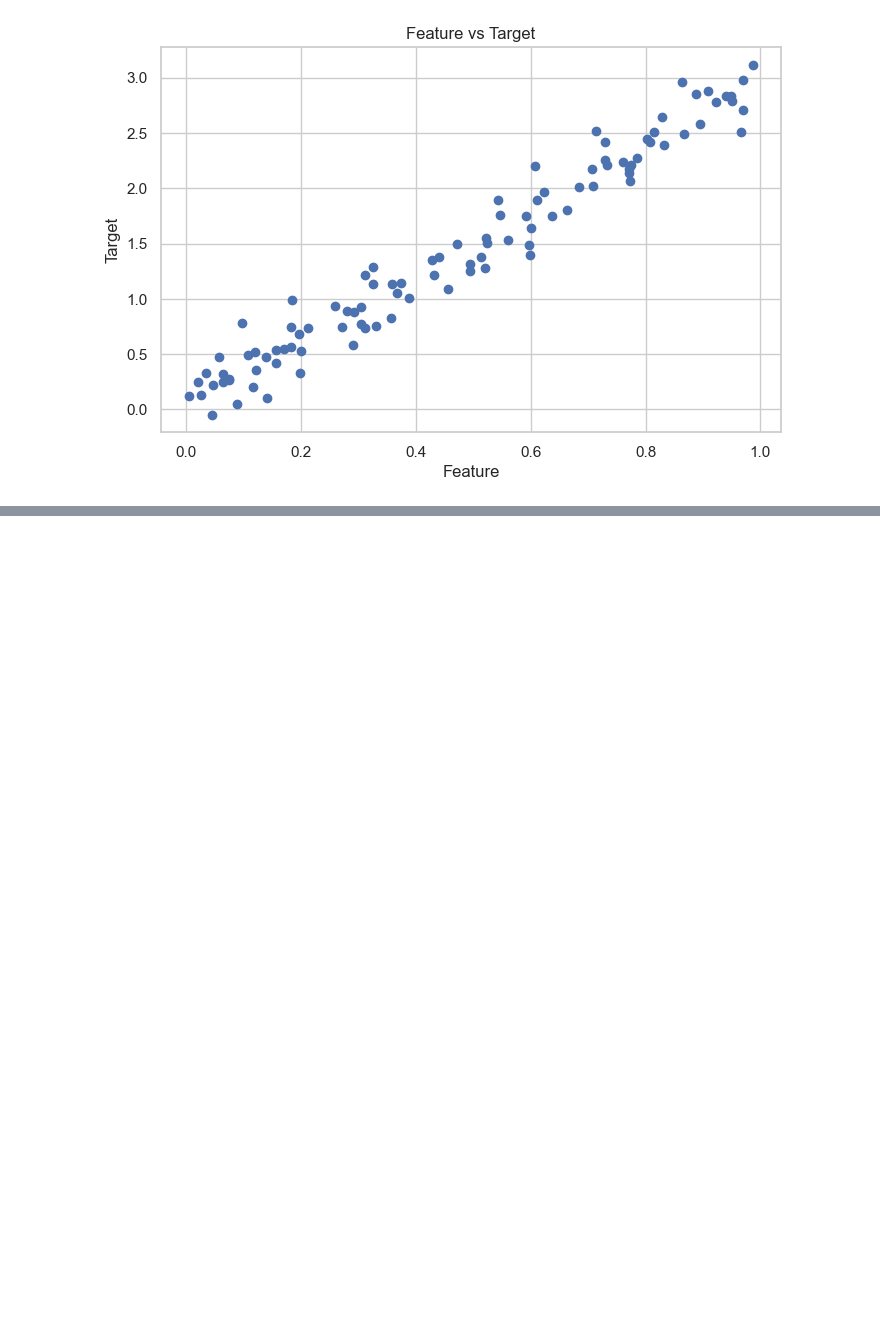
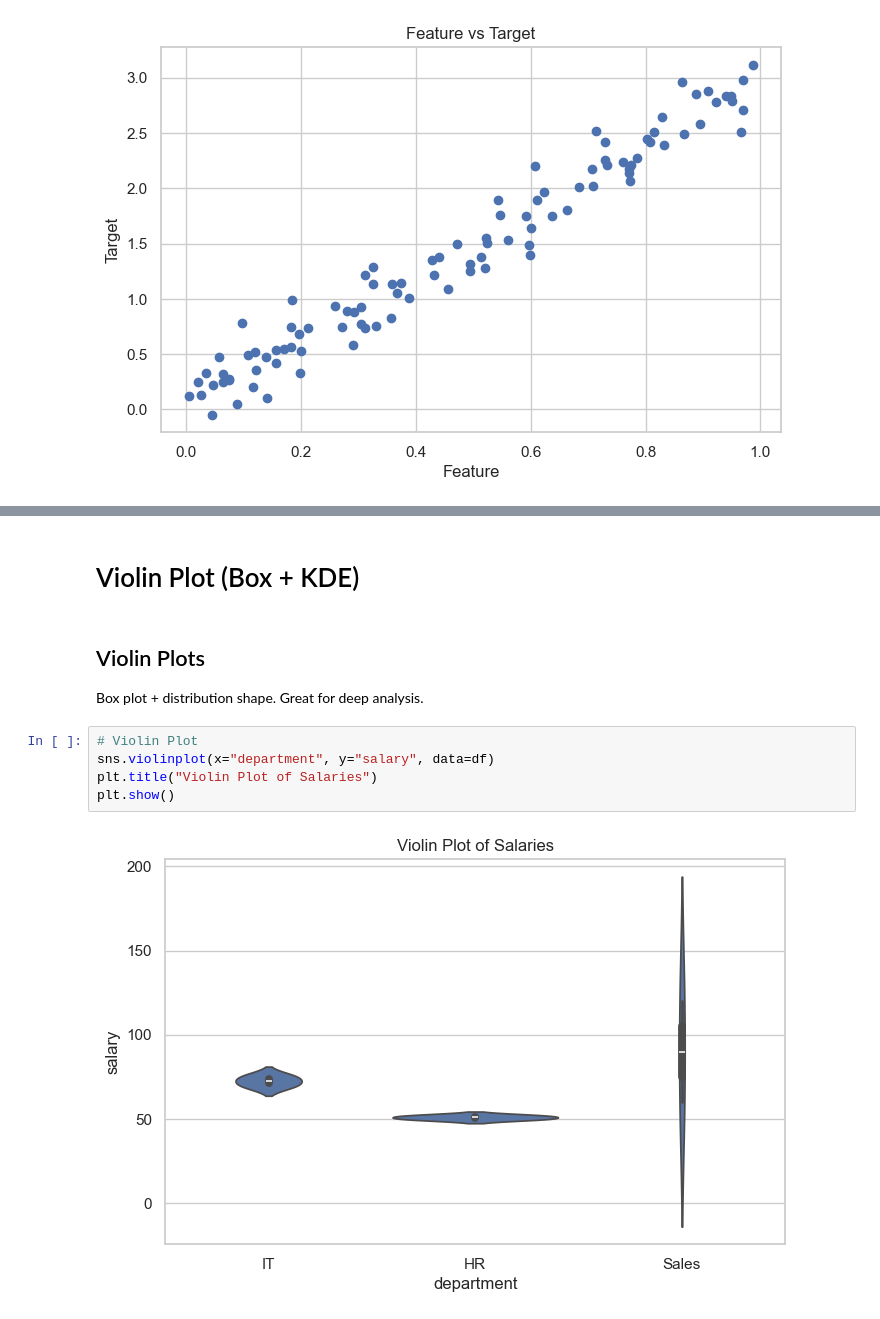
Before and after one commit to Deepayan-Thakur/Machine-Learning-Concepts, a Jupyter notebook: 00_prerequisites/matplotlib_seaborn.ipynb, the cells around one changed output, grey strips where cells are left out. Saved outputs shown, nothing was run; the diff lists cells and outputs as text; blank space fills up the shorter version.

```diff
--- a/00_prerequisites/matplotlib_seaborn.ipynb
+++ b/00_prerequisites/matplotlib_seaborn.ipynb
@@ -124,0 +178,14 @@ plt.show()
+# %% [markdown]
+# Violin Plot (Box + KDE)
+# %% [markdown]
+## Violin Plots
+
+Box plot + distribution shape.
+Great for deep analysis.
+# %%
+# Violin Plot
+sns.violinplot(x="department", y="salary", data=df)
+plt.title("Violin Plot of Salaries")
+plt.show()
+# %% [output]
+[figure, added]
```
Also changed, not shown: parts of 24 cells of this notebook.
